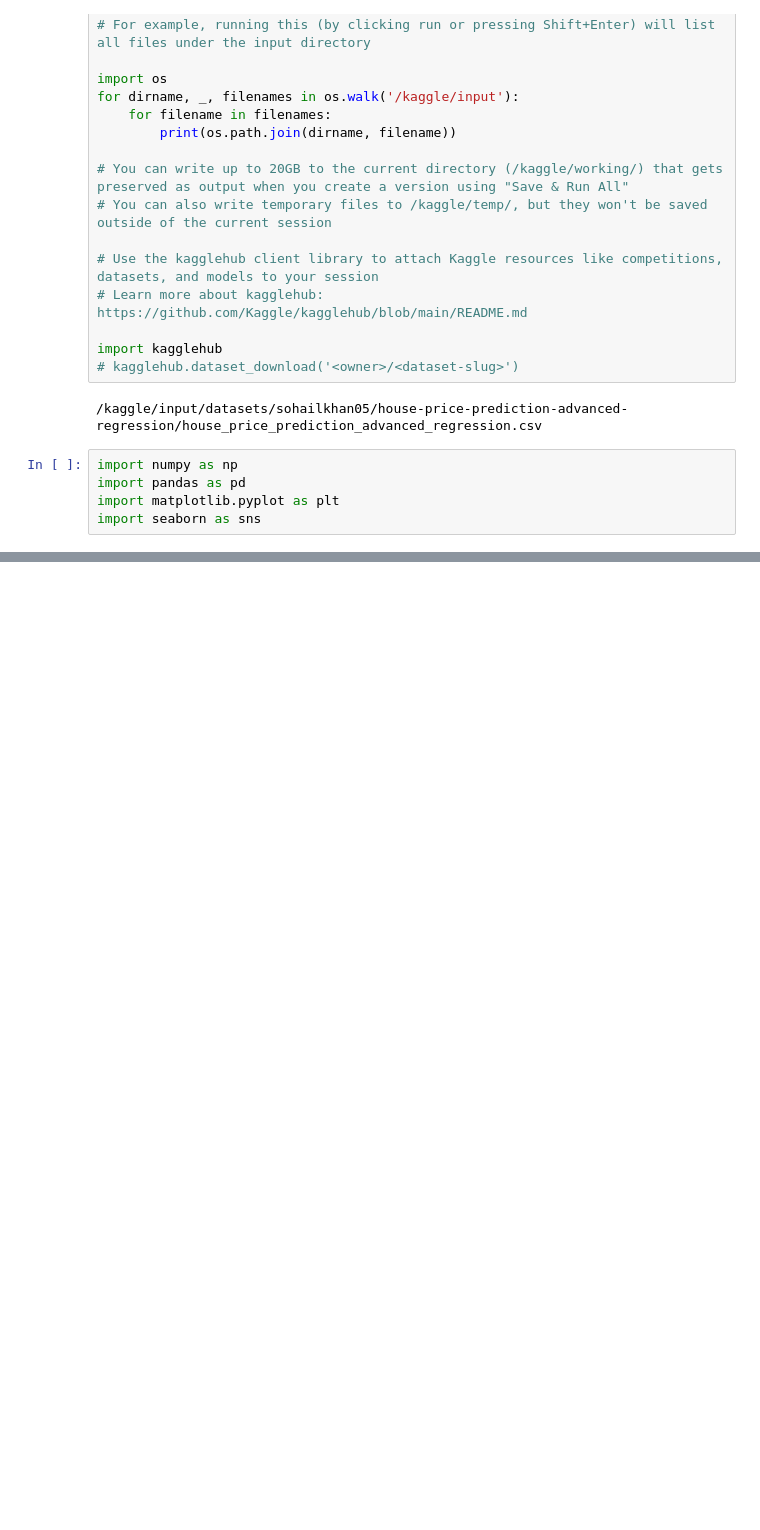
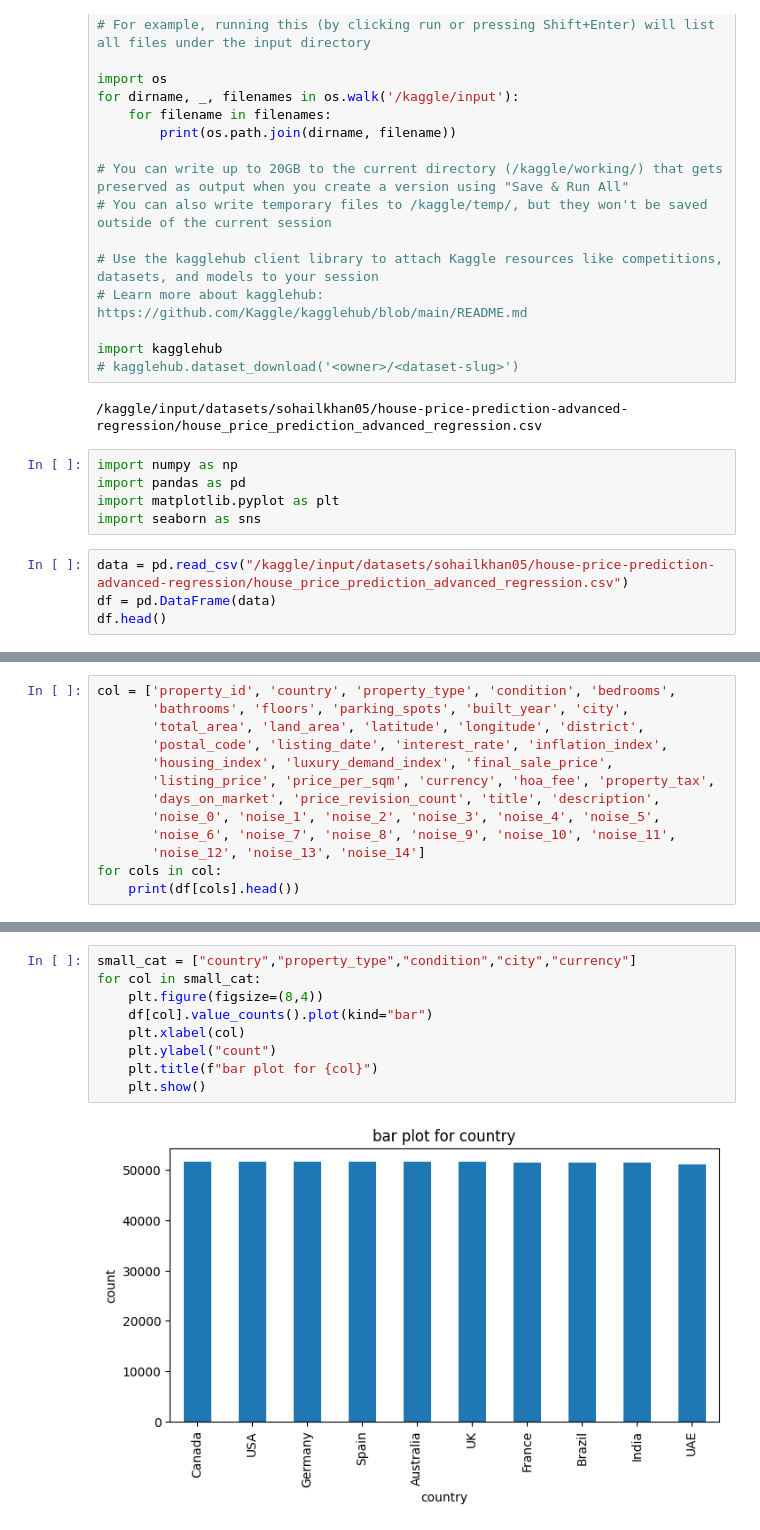
Before and after one commit to yashbhatt0508/regression-problem, a Jupyter notebook: advancedregression.ipynb, the cells around one changed output, grey strips where cells are left out. Cells and saved outputs as stored; diff of their text form; blank space fills up the shorter version.

```diff
--- a/advancedregression.ipynb
+++ b/advancedregression.ipynb
@@ -29,3 +29,7 @@ import numpy as np
 import pandas as pd
 import matplotlib.pyplot as plt
 import seaborn as sns
+# %%
+data = pd.read_csv("/kaggle/input/datasets/sohailkhan05/house-price-prediction-advanced-regression/house_price_prediction_advanced_regression.csv")
+df = pd.DataFrame(data)
+df.head()
@@ -31,0 +82,13 @@ import seaborn as sns
+# %%
+col = ['property_id', 'country', 'property_type', 'condition', 'bedrooms',
+       'bathrooms', 'floors', 'parking_spots', 'built_year', 'city',
+       'total_area', 'land_area', 'latitude', 'longitude', 'district',
+       'postal_code', 'listing_date', 'interest_rate', 'inflation_index',
+       'housing_index', 'luxury_demand_index', 'final_sale_price',
+       'listing_price', 'price_per_sqm', 'currency', 'hoa_fee', 'property_tax',
+       'days_on_market', 'price_revision_count', 'title', 'description',
+       'noise_0', 'noise_1', 'noise_2', 'noise_3', 'noise_4', 'noise_5',
+       'noise_6', 'noise_7', 'noise_8', 'noise_9', 'noise_10', 'noise_11',
+       'noise_12', 'noise_13', 'noise_14']
+for cols in col:
+    print(df[cols].head())
@@ -31,0 +229,11 @@ import seaborn as sns
+# %%
+small_cat = ["country","property_type","condition","city","currency"]
+for col in small_cat:
+    plt.figure(figsize=(8,4))
+    df[col].value_counts().plot(kind="bar")
+    plt.xlabel(col)
+    plt.ylabel("count")
+    plt.title(f"bar plot for {col}")
+    plt.show()
+# %% [output]
+[figure, added]
```
Also changed, not shown: parts of 29 cells of this notebook.
